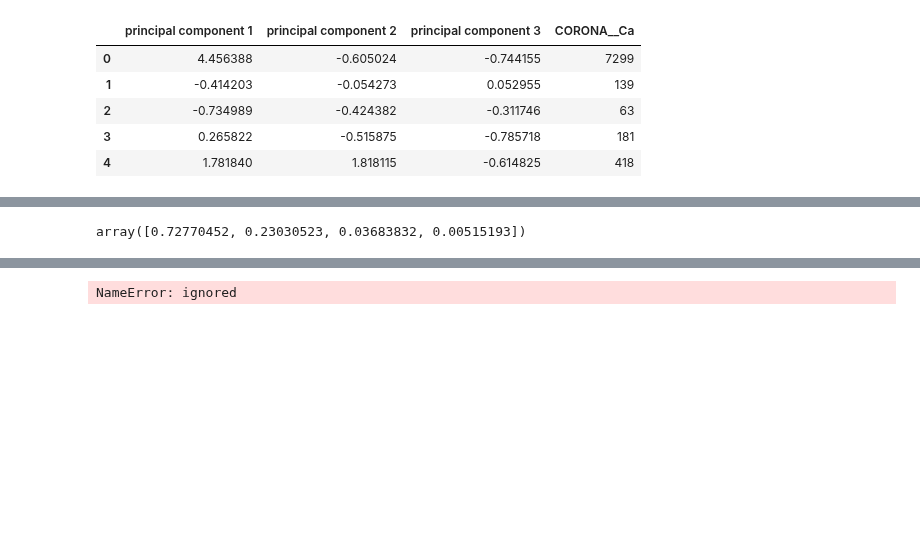
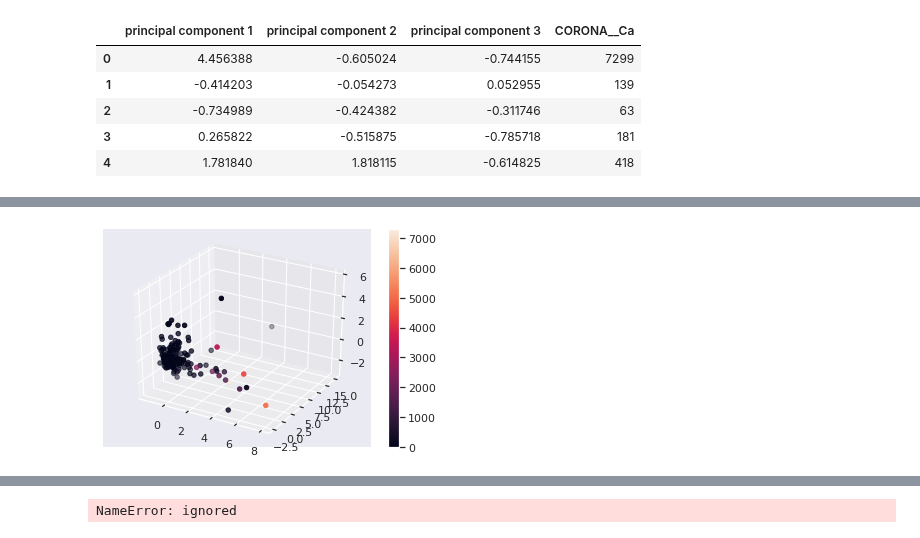
Before and after one commit to saja-aish12/MachineLearning, a Jupyter notebook: machine_project.ipynb, the cells around one changed output, grey strips where cells are left out. Cells and saved outputs as stored; diff of their text form; code cells hidden in the pictures; blank space fills up the shorter version.

```diff
--- a/machine_project.ipynb
+++ b/machine_project.ipynb
@@ -98 +101,14 @@ sns.scatterplot(finalDf['principal component 1'],finalDf['principal component 2'
+# %%
+ax = plt.axes(projection='3d')
+
+# Data for three-dimensional scattered points
+xdata = finalDf['principal component 1']
+ydata = finalDf['principal component 2']
+zdata = finalDf['principal component 3']
+#ax.scatter3D(xdata, ydata, zdata)
+scatter_plot = ax.scatter3D(xdata, ydata, zdata,c=finalDf['CORONA__Ca'])
+plt.colorbar(scatter_plot)
+plt.show()
+# %% [output]
+[figure, added]
 # %%
@@ -107,11 +138,4 @@ X_new = [[22587]]  # Cyprus' GDP per capita
 print(model.predict(X_new)) # outputs [[ 5.96242338]]
-# %%
-import numpy as np
-explained_variance = pca.explained_variance_ratio_
-explained_variance
-np.array([0.72770452, 0.23030523, 0.03683832, 0.00515193])
-# %% [output]
-array([0.72770452, 0.23030523, 0.03683832, 0.00515193])
 # %%
 explained_variance = pca.explained_variance_ratio_
 explained_variance
```
Also changed, not shown: parts of 12 cells of this notebook.
